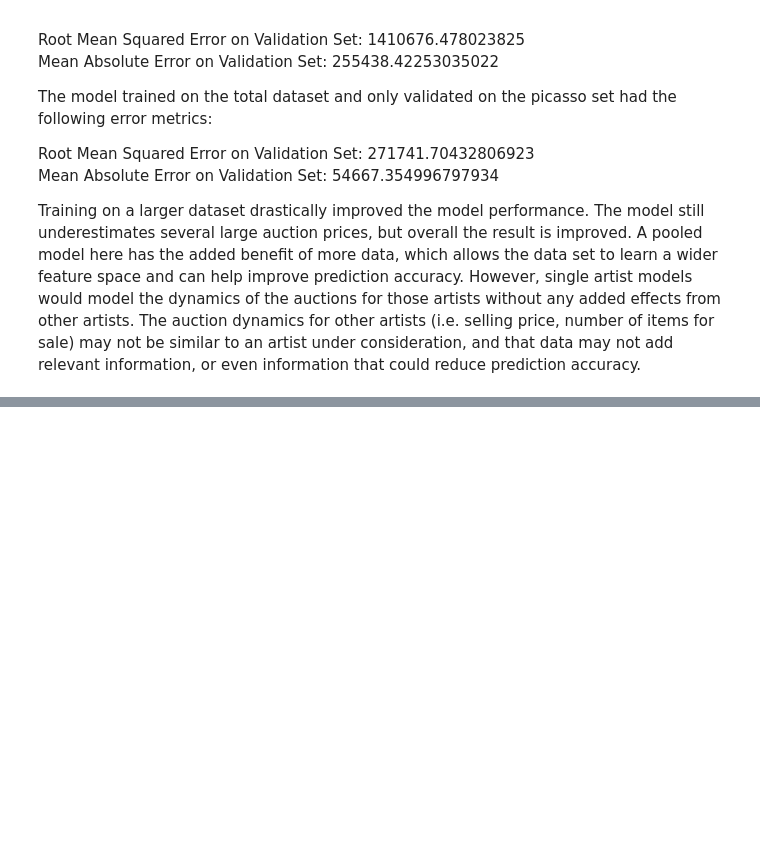
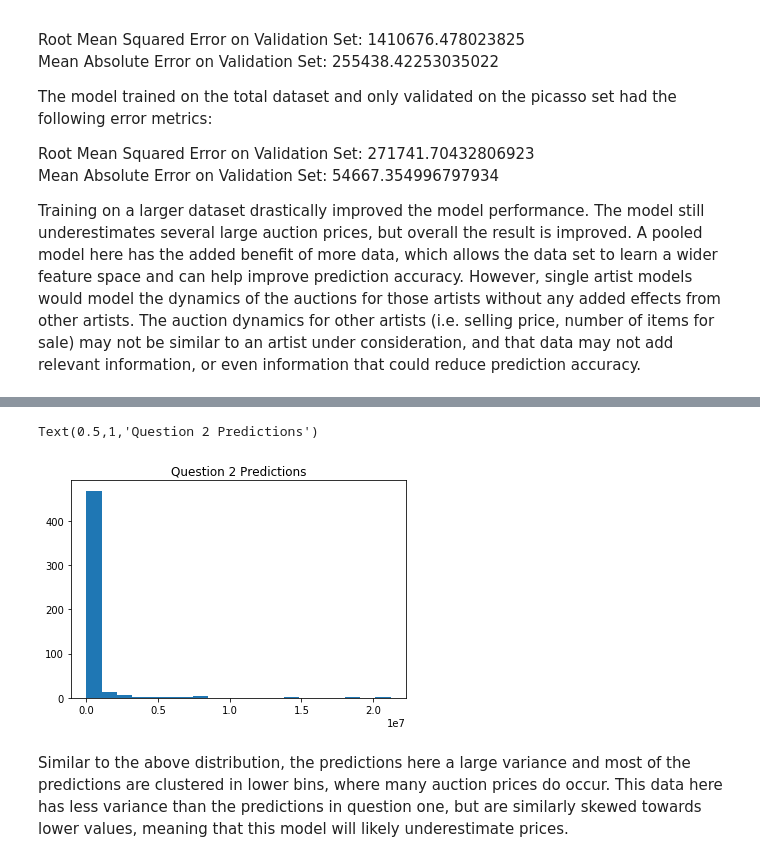
Before and after one commit to adriangreen/arthena, a Jupyter notebook: ArthenaInterviewTask.ipynb, the cells around one changed output, grey strips where cells are left out. Saved outputs shown, nothing was run; the diff lists cells and outputs as text; code cells hidden in the pictures; blank space fills up the shorter version.

```diff
--- a/ArthenaInterviewTask.ipynb
+++ b/ArthenaInterviewTask.ipynb
@@ -609,0 +620,8 @@ Training on a larger dataset drastically improved the model performance. The mod
+# %%
+plt.hist(predictions[:500], bins=20)
+plt.title('Question 2 Predictions')
+# %% [output]
+Text(0.5,1,'Question 2 Predictions')
+[figure, added]
+# %% [markdown]
+Similar to the above distribution, the predictions here a large variance and most of the predictions are clustered in lower bins, where many auction prices do occur. This data here has less variance than the predictions in question one, but are similarly skewed towards lower values, meaning that this model will likely underestimate prices.
```
Also changed, not shown: parts of 7 cells of this notebook.
